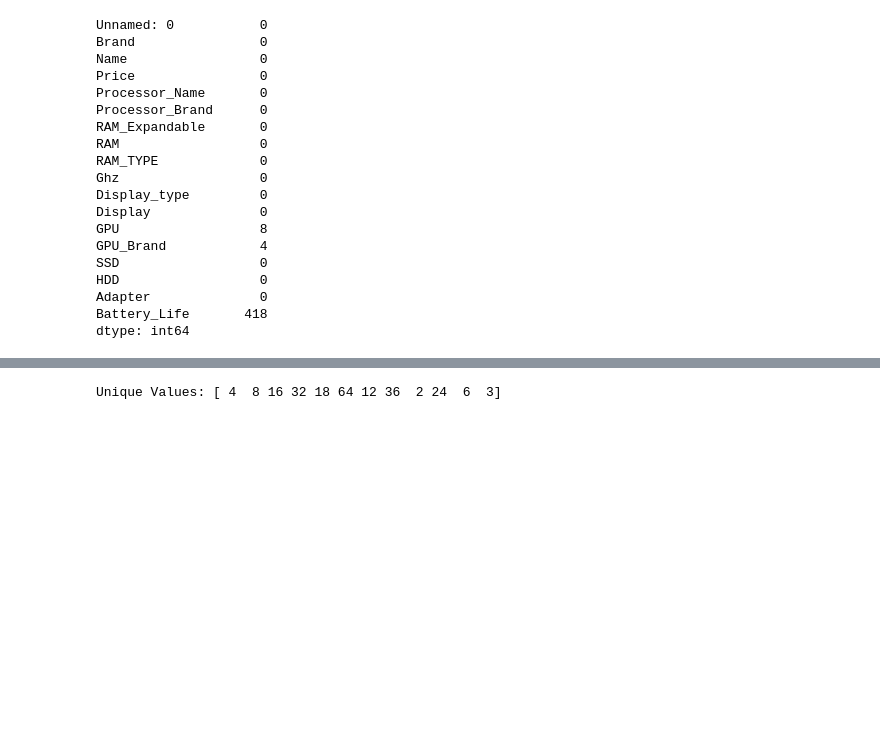
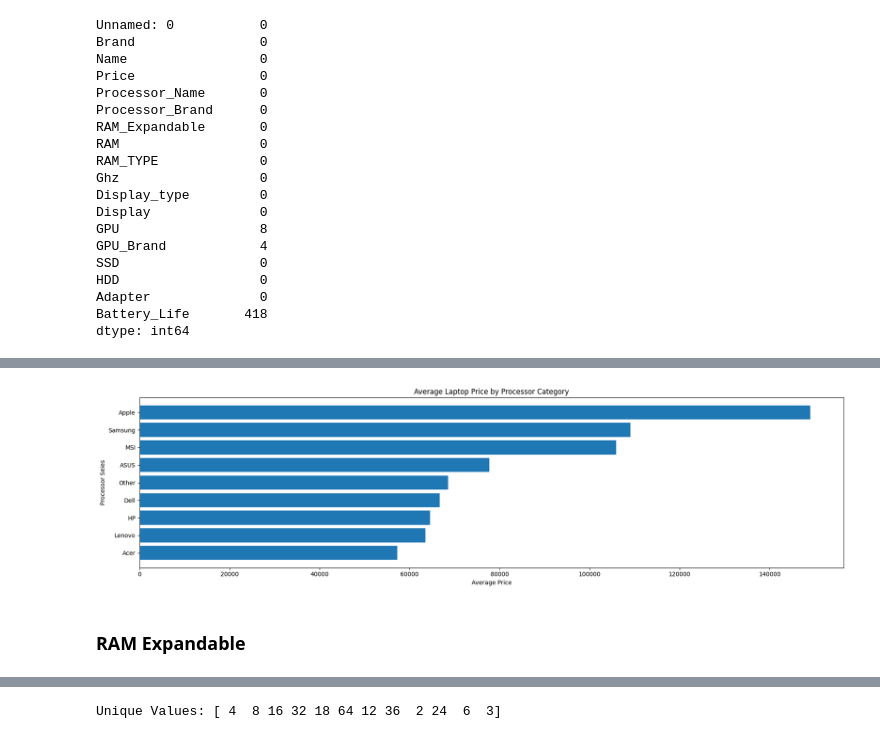
Before and after one commit to Dunith2002/Laptop_Price_Predictor, a Jupyter notebook: notebooks/FC211020_Dinusha/Data_Cleaning.ipynb, the cells around one changed output, grey strips where cells are left out. Cells and saved outputs as stored; diff of their text form; code cells hidden in the pictures; blank space fills up the shorter version.

Commit message:
cleaning completed

```diff
--- a/notebooks/FC211020_Dinusha/Data_Cleaning.ipynb
+++ b/notebooks/FC211020_Dinusha/Data_Cleaning.ipynb
@@ -61,2 +65,2 @@ df = df.drop_duplicates() #Remove duplicates columns
 # %%
-df.drop(df.columns[0], axis=1, inplace=True) #Remove Unnamed column
+df = df.drop(columns=['Unnamed: 0'])#Remove Unnamed column
@@ -64,0 +107,6 @@ Convert Correct data types
+# %%
+#Clean Brand column
+df['Brand'] = df['Brand'].astype('category')
+brand_counts = df['Brand'].value_counts()
+rare_brands = brand_counts[brand_counts < 40].index
+df["Brand"] = df["Brand"].replace(rare_brands, "Other")
@@ -65,2 +131,16 @@ Convert Correct data types
+# %%
+avg_price = df.groupby('Brand')['Price'].mean().sort_values()
+
+plt.figure(figsize=(18,5))
+plt.barh(avg_price.index, avg_price.values)   # horizontal bar chart
+plt.xlabel("Average Price")
+plt.ylabel("Processor Seies")
+plt.title("Average Laptop Price by Processor Category")
+plt.tight_layout()
+plt.show()
+# %% [output]
+[figure, added]
+# %% [markdown]
+### RAM Expandable
 # %%
 #Clean RAM_Expandable column
```
Also changed, not shown: parts of 134 cells of this notebook, 1 other file.
